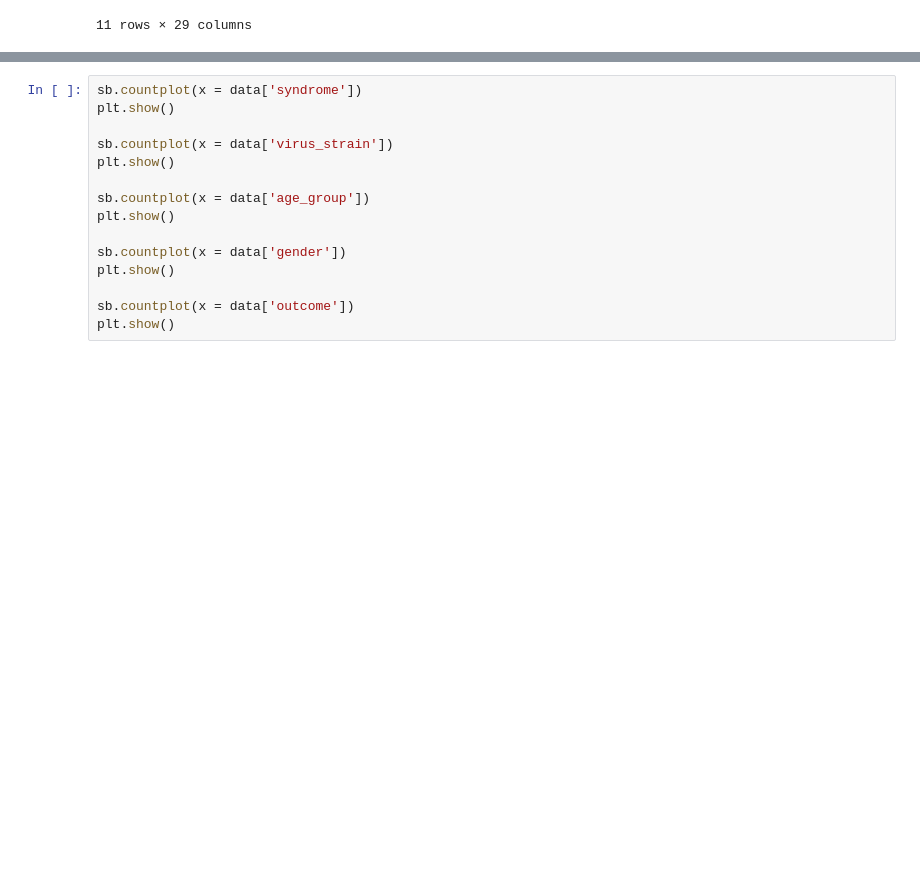
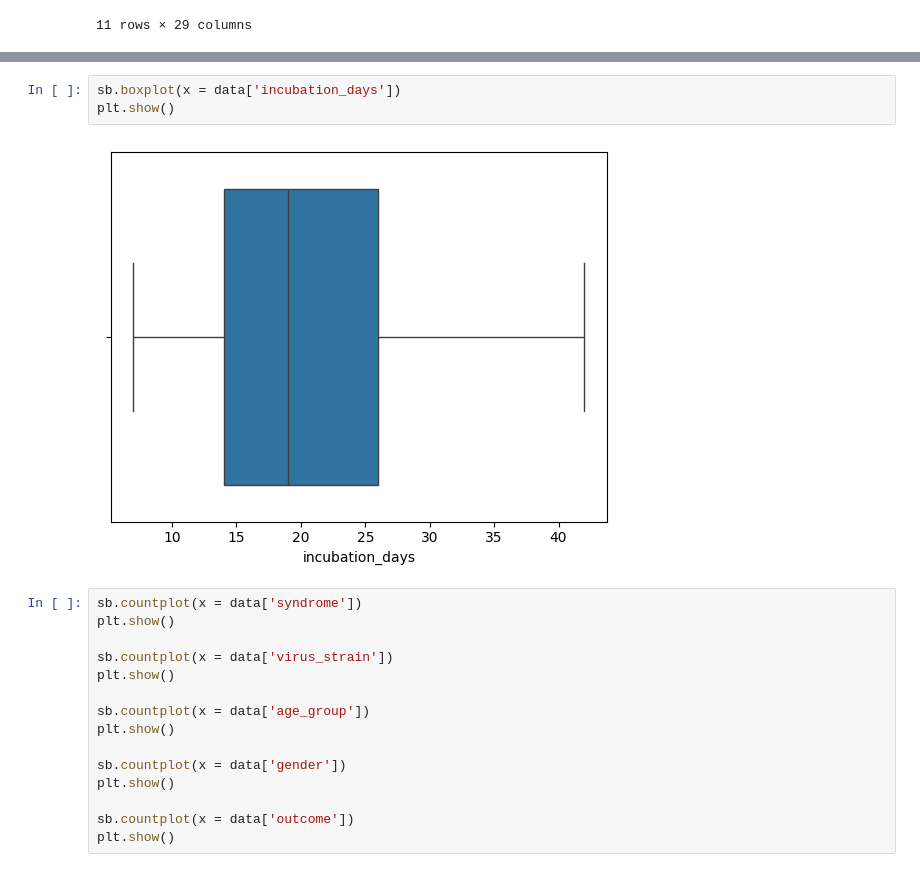
Before and after one commit to Bayi-Nangis/HantaVirusRiskPredictor, a Jupyter notebook: model.ipynb, the cells around one changed output, grey strips where cells are left out. Cells and saved outputs as stored; diff of their text form; blank space fills up the shorter version.

Commit message:
+ Scaler, Comments, Boxplot

```diff
--- a/model.ipynb
+++ b/model.ipynb
@@ -29,3 +41,8 @@ data.describe(include='all')
+# %%
+sb.boxplot(x = data['incubation_days'])
+plt.show()
+# %% [output]
+[figure, added]
 # %%
 sb.countplot(x = data['syndrome'])
 plt.show()
```
Also changed, not shown: parts of 5 cells of this notebook, 3 other files.
